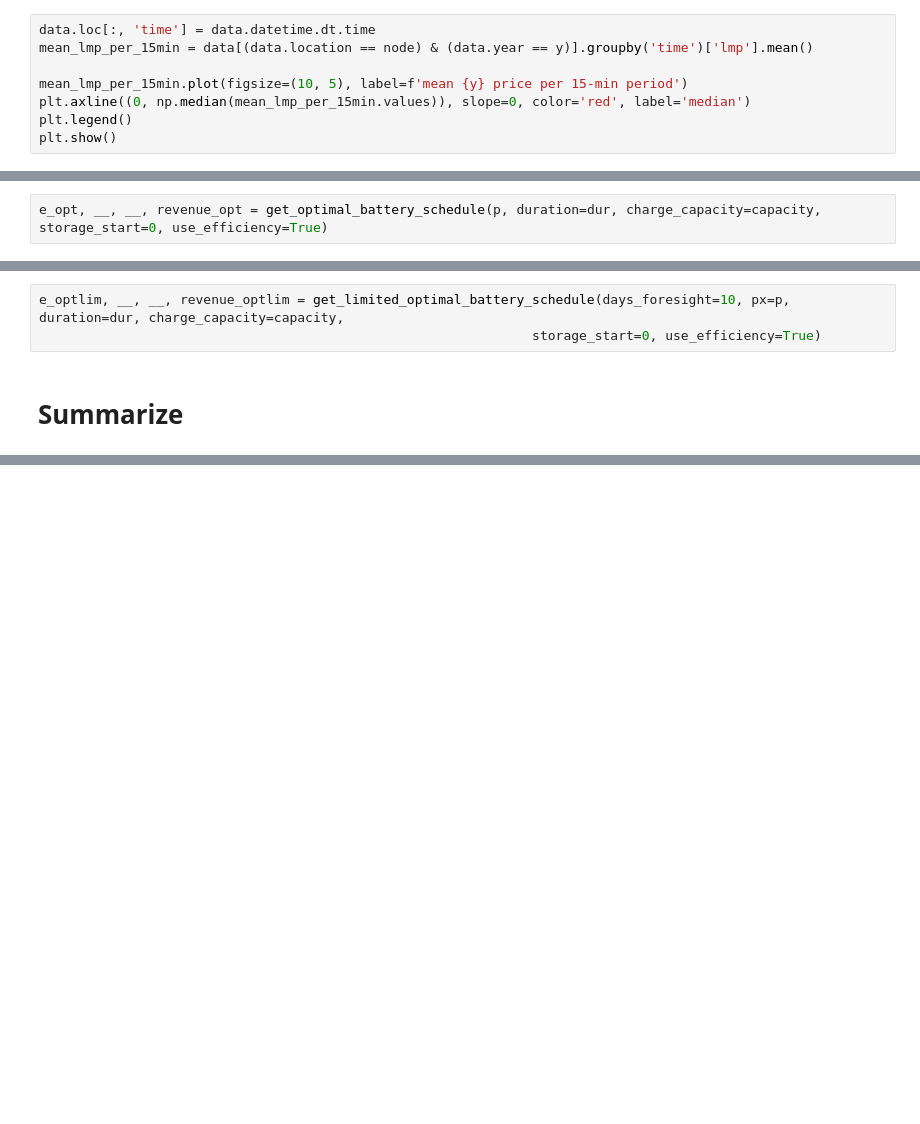
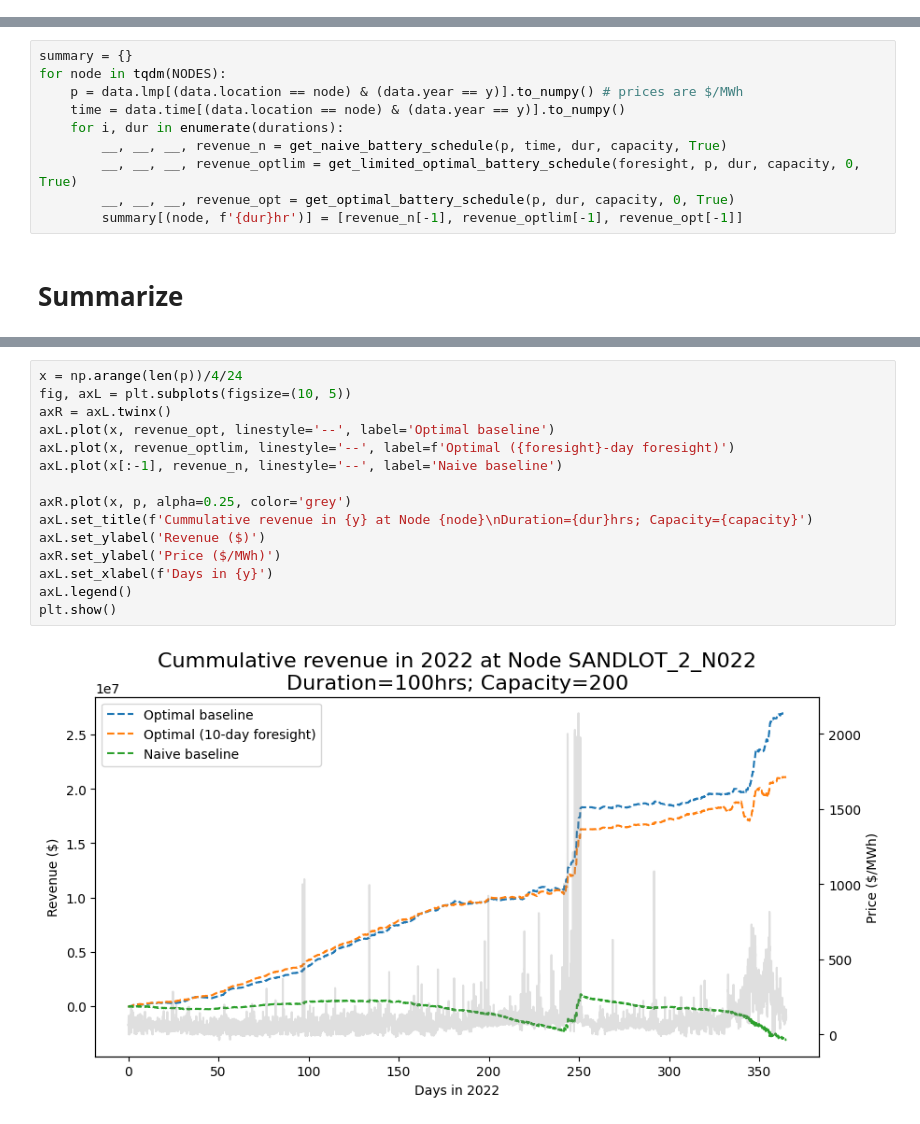
Before and after one commit to etrieschman/battery-charger, a Jupyter notebook: src/get_baselines.ipynb, the cells around one changed output, grey strips where cells are left out. Drawn from its saved outputs; the diff is of its cells as text; blank space fills up the shorter version.

```diff
--- a/src/get_baselines.ipynb
+++ b/src/get_baselines.ipynb
@@ -43,8 +34,0 @@ p = data.lmp[(data.location == node) & (data.year == y)].to_numpy() # prices are
-# %%
-data.loc[:, 'time'] = data.datetime.dt.time
-mean_lmp_per_15min = data[(data.location == node) & (data.year == y)].groupby('time')['lmp'].mean()
-
-mean_lmp_per_15min.plot(figsize=(10, 5), label=f'mean {y} price per 15-min period')
-plt.axline((0, np.median(mean_lmp_per_15min.values)), slope=0, color='red', label='median')
-plt.legend()
-plt.show()
@@ -55,2 +34,0 @@ plt.show()
-# %%
-e_opt, __, __, revenue_opt = get_optimal_battery_schedule(p, duration=dur, charge_capacity=capacity, storage_start=0, use_efficiency=True)
@@ -59,5 +35,12 @@ e_opt, __, __, revenue_opt = get_optimal_battery_schedule(p, duration=dur, charg
-# %%
-e_optlim, __, __, revenue_optlim = get_limited_optimal_battery_schedule(days_foresight=10, px=p, duration=dur, charge_capacity=capacity,
-                                                               storage_start=0, use_efficiency=True)
+# %%
+summary = {}
+for node in tqdm(NODES):
+    p = data.lmp[(data.location == node) & (data.year == y)].to_numpy() # prices are $/MWh
+    time = data.time[(data.location == node) & (data.year == y)].to_numpy()
+    for i, dur in enumerate(durations):
+        __, __, __, revenue_n = get_naive_battery_schedule(p, time, dur, capacity, True)
+        __, __, __, revenue_optlim = get_limited_optimal_battery_schedule(foresight, p, dur, capacity, 0, True)
+        __, __, __, revenue_opt = get_optimal_battery_schedule(p, dur, capacity, 0, True)
+        summary[(node, f'{dur}hr')] = [revenue_n[-1], revenue_optlim[-1], revenue_opt[-1]]
 # %% [markdown]
 # Summarize
@@ -69,0 +70,17 @@ plt.plot(revenue_opt)
+# %%
+x = np.arange(len(p))/4/24
+fig, axL = plt.subplots(figsize=(10, 5))
+axR = axL.twinx()
+axL.plot(x, revenue_opt, linestyle='--', label='Optimal baseline')
+axL.plot(x, revenue_optlim, linestyle='--', label=f'Optimal ({foresight}-day foresight)')
+axL.plot(x[:-1], revenue_n, linestyle='--', label='Naive baseline')
+
+axR.plot(x, p, alpha=0.25, color='grey')
+axL.set_title(f'Cummulative revenue in {y} at Node {node}\nDuration={dur}hrs; Capacity={capacity}')
+axL.set_ylabel('Revenue ($)')
+axR.set_ylabel('Price ($/MWh)')
+axL.set_xlabel(f'Days in {y}')
+axL.legend()
+plt.show()
+# %% [output]
+[figure, added]
```
Also changed, not shown: parts of 12 cells of this notebook, 3 other files.
